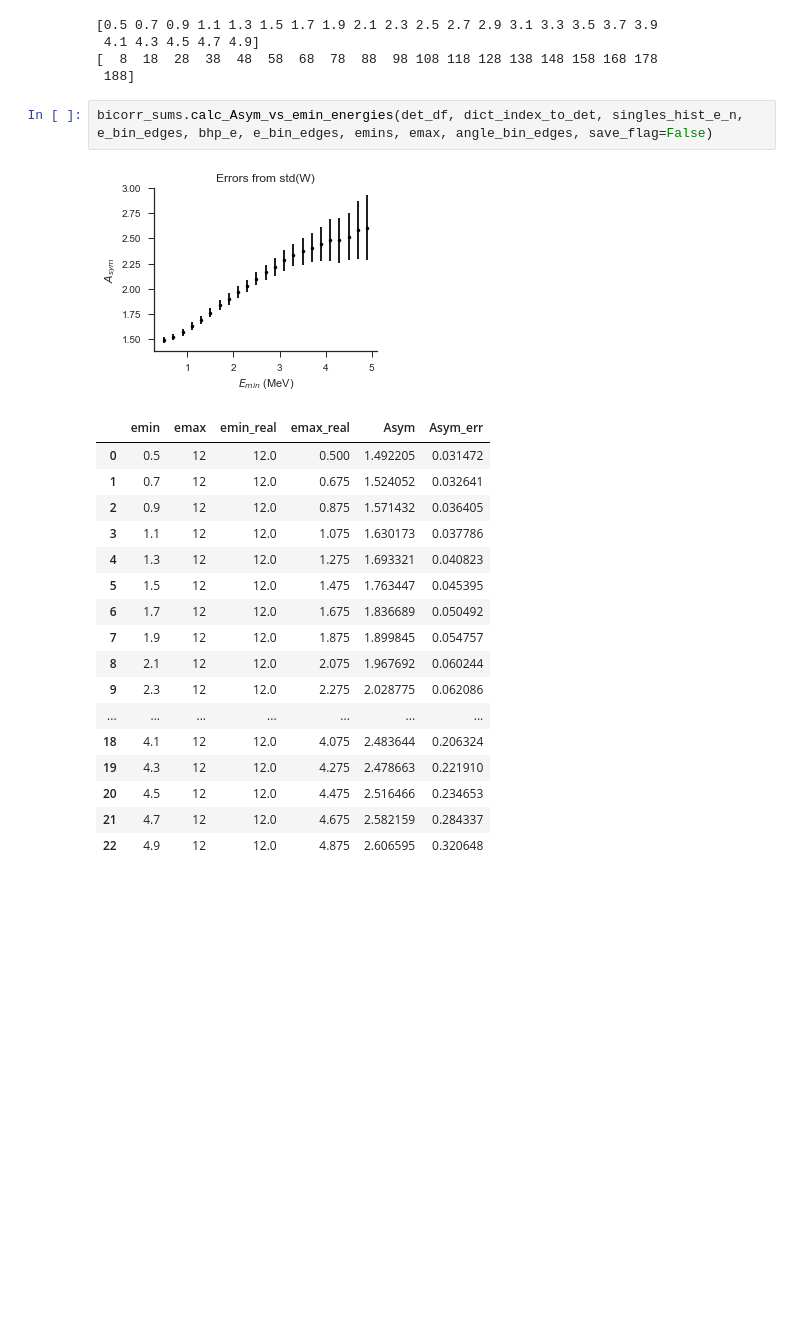
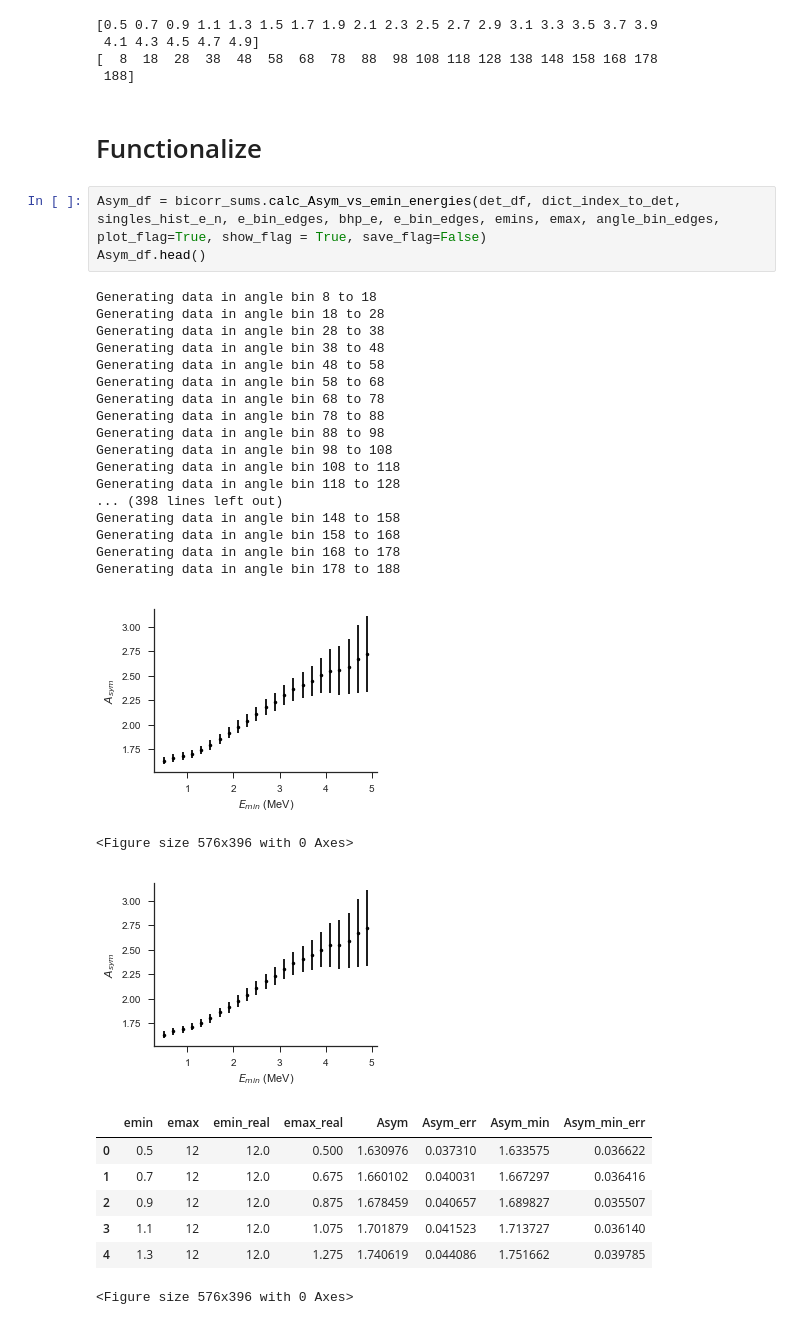
Before and after one commit to pfschus/fission_bicorrelation, a Jupyter notebook: methods/calculate_Asym_energy_space.ipynb, the cells around one changed output. Drawn from its saved outputs; the diff is of its cells as text; blank space fills up the shorter version.

Commit message:
Functionalize

```diff
--- a/methods/calculate_Asym_energy_space.ipynb
+++ b/methods/calculate_Asym_energy_space.ipynb
@@ -61,24 +61,36 @@ print(angle_bin_edges)
  4.1 4.3 4.5 4.7 4.9]
 [  8  18  28  38  48  58  68  78  88  98 108 118 128 138 148 158 168 178
  188]
+# %% [markdown]
+# Functionalize
 # %%
-bicorr_sums.calc_Asym_vs_emin_energies(det_df, dict_index_to_det, singles_hist_e_n, e_bin_edges, bhp_e, e_bin_edges, emins, emax, angle_bin_edges, save_flag=False)
+Asym_df = bicorr_sums.calc_Asym_vs_emin_energies(det_df, dict_index_to_det, singles_hist_e_n, e_bin_edges, bhp_e, e_bin_edges, emins, emax, angle_bin_edges, plot_flag=True, show_flag = True, save_flag=False)
+Asym_df.head()
 # %% [output]
+Generating data in angle bin 8 to 18
+Generating data in angle bin 18 to 28
+Generating data in angle bin 28 to 38
+Generating data in angle bin 38 to 48
+Generating data in angle bin 48 to 58
+Generating data in angle bin 58 to 68
+Generating data in angle bin 68 to 78
+Generating data in angle bin 78 to 88
+Generating data in angle bin 88 to 98
+Generating data in angle bin 98 to 108
+Generating data in angle bin 108 to 118
+Generating data in angle bin 118 to 128
+... (398 lines left out)
+Generating data in angle bin 148 to 158
+Generating data in angle bin 158 to 168
+Generating data in angle bin 168 to 178
+Generating data in angle bin 178 to 188
-[figure, old version]
+[figure, new version]
+<Figure size 576x396 with 0 Axes>
+[figure, added]
-|  | emin | emax | emin_real | emax_real | Asym | Asym_err |
-| 0 | 0.5 | 12 | 12.0 | 0.500 | 1.492205 | 0.031472 |
-| 1 | 0.7 | 12 | 12.0 | 0.675 | 1.524052 | 0.032641 |
-| 2 | 0.9 | 12 | 12.0 | 0.875 | 1.571432 | 0.036405 |
-| 3 | 1.1 | 12 | 12.0 | 1.075 | 1.630173 | 0.037786 |
-| 4 | 1.3 | 12 | 12.0 | 1.275 | 1.693321 | 0.040823 |
-| 5 | 1.5 | 12 | 12.0 | 1.475 | 1.763447 | 0.045395 |
-| 6 | 1.7 | 12 | 12.0 | 1.675 | 1.836689 | 0.050492 |
-| 7 | 1.9 | 12 | 12.0 | 1.875 | 1.899845 | 0.054757 |
-| 8 | 2.1 | 12 | 12.0 | 2.075 | 1.967692 | 0.060244 |
-| 9 | 2.3 | 12 | 12.0 | 2.275 | 2.028775 | 0.062086 |
-| ... | ... | ... | ... | ... | ... | ... |
-| 18 | 4.1 | 12 | 12.0 | 4.075 | 2.483644 | 0.206324 |
-| 19 | 4.3 | 12 | 12.0 | 4.275 | 2.478663 | 0.221910 |
-| 20 | 4.5 | 12 | 12.0 | 4.475 | 2.516466 | 0.234653 |
-| 21 | 4.7 | 12 | 12.0 | 4.675 | 2.582159 | 0.284337 |
-| 22 | 4.9 | 12 | 12.0 | 4.875 | 2.606595 | 0.320648 |
+|  | emin | emax | emin_real | emax_real | Asym | Asym_err | Asym_min | Asym_min_err |
+| 0 | 0.5 | 12 | 12.0 | 0.500 | 1.630976 | 0.037310 | 1.633575 | 0.036622 |
+| 1 | 0.7 | 12 | 12.0 | 0.675 | 1.660102 | 0.040031 | 1.667297 | 0.036416 |
+| 2 | 0.9 | 12 | 12.0 | 0.875 | 1.678459 | 0.040657 | 1.689827 | 0.035507 |
+| 3 | 1.1 | 12 | 12.0 | 1.075 | 1.701879 | 0.041523 | 1.713727 | 0.036140 |
+| 4 | 1.3 | 12 | 12.0 | 1.275 | 1.740619 | 0.044086 | 1.751662 | 0.039785 |
+<Figure size 576x396 with 0 Axes>
```
